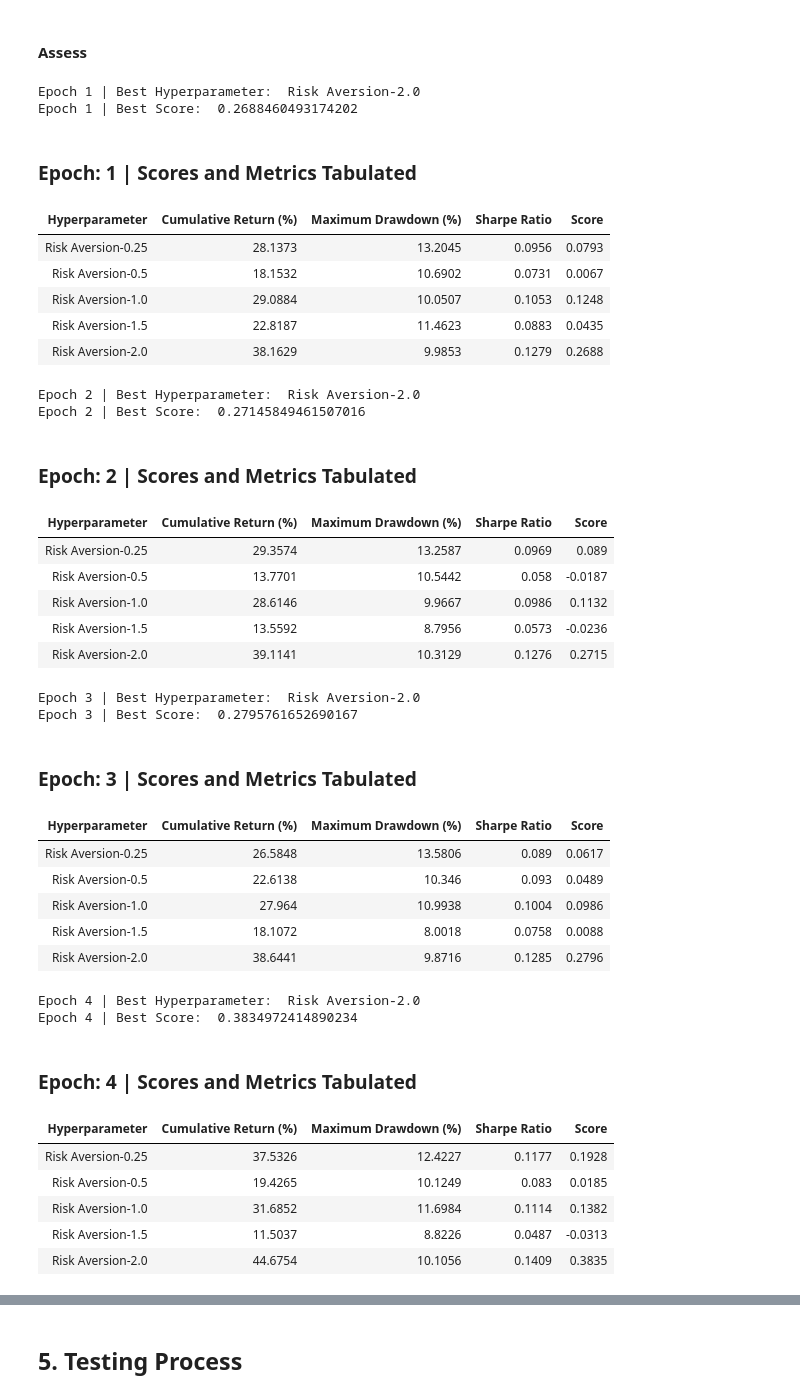
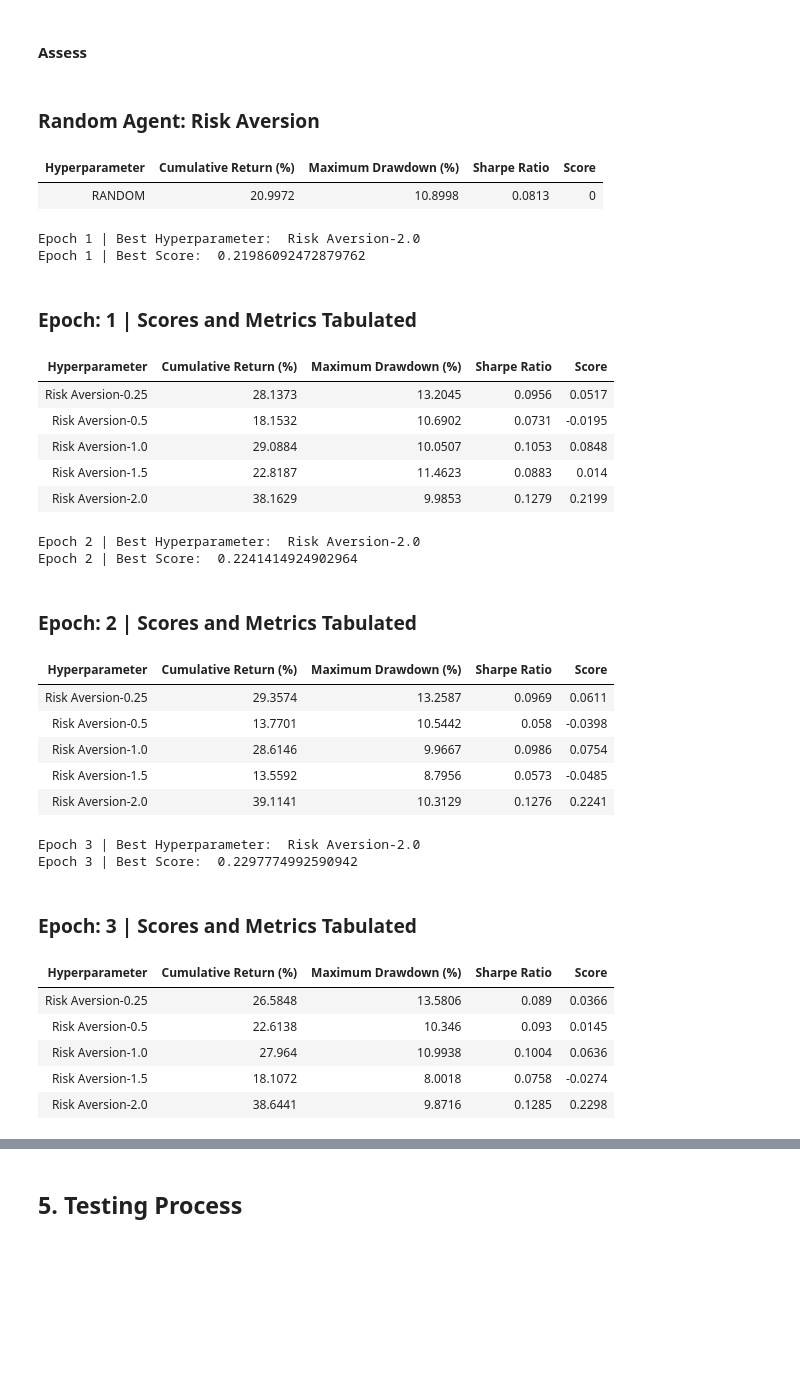
Before and after one commit to rogoson/Dissertation, a Jupyter notebook: DissertationCode.ipynb, the cells around one changed output, grey strips where cells are left out. Cells and saved outputs as stored; diff of their text form; code cells hidden in the pictures; blank space fills up the shorter version.

```diff
--- a/DissertationCode.ipynb
+++ b/DissertationCode.ipynb
@@ -802,22 +808,23 @@ def scoreFormula(agentArray, averageRandomReturn):
     return metrics
 
 def scoreAgents(dataType="validation"):
+    averageRandomPerformance = []
+    for bench in range(1000):
+        randomArray = evaluateAgent("", "", "", "", lr="", num=bench, conf=None, save=False, dataType=dataType, benchmark=True)
+        averageRandomPerformance.append(randomArray)
+    averageRandomReturn = np.mean(np.array(averageRandomPerformance), axis=0)[-1] / START_CASH - 1
+    averageRandomPerformance = np.mean(np.array(averageRandomPerformance), axis=0)
     for hyper, param in HYPERS.items():
-        averageRandomPerformance = []
-        for epoch in range(1, EPOCHS + 1):
-            averageRandomPerformance.append(np.loadtxt(f"portfolios/{dataType}/{epoch * TRAINING_WINDOWS}/" + "Strategy-RANDOM.txt"))
-        averageRandomPerformance = np.mean(np.array(averageRandomPerformance), axis=0)
-        averageRandomReturn = averageRandomPerformance[-1] / START_CASH - 1
 
         moreData = defaultdict(lambda: float("-inf"))
         epochNumber = defaultdict(lambda: 0)
         bestMetrics = {}
 
-        # briefly compute metrics for random
-        # metrics = scoreFormula(averageRandomPerformance, averageRandomReturn)
-        # table = [["Hyperparameter", "Cumulative \nReturn (%)", "Maximum \nDrawdown (%)", "Sharpe Ratio", "Score"]]
-        # table.append(["RANDOM"] + [round(met, 4) for met in metrics.values()])
-        # tabulate_neatly(table, headers="firstrow", title=f"Random Agent: {hyper.title()}")
+        # baseline
+        metrics = scoreFormula(averageRandomPerformance, averageRandomReturn)
+        table = [["Hyperparameter", "Cumulative \nReturn (%)", "Maximum \nDrawdown (%)", "Sharpe Ratio", "Score"]]
+        table.append(["RANDOM"] + [round(met, 4) for met in metrics.values()])
+        tabulate_neatly(table, headers="firstrow", title=f"Random Agent: {hyper.title()}")
 
         for epoch in range(1, EPOCHS + 1):
             table = [["Hyperparameter", "Cumulative \nReturn (%)", "Maximum \nDrawdown (%)", "Sharpe Ratio", "Score"]]
@@ -835,65 +842,59 @@ def scoreAgents(dataType="validation"):
                 if metrics["Score"] > bestScore:
                     bestScore = metrics["Score"]
                     bestParameter = f"{hyper.title()}-{parameter}"
             print(f"Epoch {epoch} | Best Hyperparameter: ", bestParameter)
             print(f"Epoch {epoch} | Best Score: ", bestScore)
             tabulate_neatly(table, headers="firstrow", title=f"Epoch: {epoch} | Scores and Metrics Tabulated")
 
         table = [["Hyperparameter", "Epoch", "Score"]]
         for key, value in moreData.items():
             table.append([key, epochNumber[key], value])
         tabulate_neatly(table, headers="firstrow", title=f"Best Hyperparameters (Summary): {hyper.title()}")
 
         table2 = [["Hyperparameter", "Best Epoch", "Cumulative \nReturn (%)", "Maximum \nDrawdown (%)", "Sharpe Ratio", "Score"]]
         for key in bestMetrics.keys():
             m = bestMetrics[key]
             table2.append([
                 key,
                 epochNumber[key],
                 round(m["Cumulative \nReturn (%)"], 4),
                 round(m["Maximum \nDrawdown (%)"], 4),
                 round(m["Sharpe Ratio"], 4),
                 round(m["Score"], 4)
             ])
         tabulate_neatly(table2, headers="firstrow", title=f"Best Hyperparameters with Detailed Metrics: {hyper.title()}")
 
 GENERATE_SCORES = True
 if GENERATE_SCORES:
     scoreAgents()
 # %% [output]
-Epoch 1 | Best Hyperparameter:  Risk Aversion-2.0
-Epoch 1 | Best Score:  0.2688460493174202
-Epoch: 1 | Scores and Metrics Tabulated
+Random Agent: Risk Aversion
 | Hyperparameter | Cumulative Return (%) | Maximum Drawdown (%) | Sharpe Ratio | Score |
-| Risk Aversion-0.25 | 28.1373 | 13.2045 | 0.0956 | 0.0793 |
-| Risk Aversion-0.5 | 18.1532 | 10.6902 | 0.0731 | 0.0067 |
-| Risk Aversion-1.0 | 29.0884 | 10.0507 | 0.1053 | 0.1248 |
-| Risk Aversion-1.5 | 22.8187 | 11.4623 | 0.0883 | 0.0435 |
-| Risk Aversion-2.0 | 38.1629 | 9.9853 | 0.1279 | 0.2688 |
+| RANDOM | 20.9972 | 10.8998 | 0.0813 | 0 |
-Epoch 2 | Best Hyperparameter:  Risk Aversion-2.0
-Epoch 2 | Best Score:  0.27145849461507016
+Epoch 1 | Best Hyperparameter:  Risk Aversion-2.0
+Epoch 1 | Best Score:  0.21986092472879762
-Epoch: 2 | Scores and Metrics Tabulated
+Epoch: 1 | Scores and Metrics Tabulated
 | Hyperparameter | Cumulative Return (%) | Maximum Drawdown (%) | Sharpe Ratio | Score |
-| Risk Aversion-0.25 | 29.3574 | 13.2587 | 0.0969 | 0.089 |
-| Risk Aversion-0.5 | 13.7701 | 10.5442 | 0.058 | -0.0187 |
-| Risk Aversion-1.0 | 28.6146 | 9.9667 | 0.0986 | 0.1132 |
-| Risk Aversion-1.5 | 13.5592 | 8.7956 | 0.0573 | -0.0236 |
-| Risk Aversion-2.0 | 39.1141 | 10.3129 | 0.1276 | 0.2715 |
+| Risk Aversion-0.25 | 28.1373 | 13.2045 | 0.0956 | 0.0517 |
+| Risk Aversion-0.5 | 18.1532 | 10.6902 | 0.0731 | -0.0195 |
+| Risk Aversion-1.0 | 29.0884 | 10.0507 | 0.1053 | 0.0848 |
+| Risk Aversion-1.5 | 22.8187 | 11.4623 | 0.0883 | 0.014 |
+| Risk Aversion-2.0 | 38.1629 | 9.9853 | 0.1279 | 0.2199 |
-Epoch 3 | Best Hyperparameter:  Risk Aversion-2.0
-Epoch 3 | Best Score:  0.2795761652690167
+Epoch 2 | Best Hyperparameter:  Risk Aversion-2.0
+Epoch 2 | Best Score:  0.2241414924902964
-Epoch: 3 | Scores and Metrics Tabulated
+Epoch: 2 | Scores and Metrics Tabulated
 | Hyperparameter | Cumulative Return (%) | Maximum Drawdown (%) | Sharpe Ratio | Score |
-| Risk Aversion-0.25 | 26.5848 | 13.5806 | 0.089 | 0.0617 |
-| Risk Aversion-0.5 | 22.6138 | 10.346 | 0.093 | 0.0489 |
-| Risk Aversion-1.0 | 27.964 | 10.9938 | 0.1004 | 0.0986 |
-| Risk Aversion-1.5 | 18.1072 | 8.0018 | 0.0758 | 0.0088 |
-| Risk Aversion-2.0 | 38.6441 | 9.8716 | 0.1285 | 0.2796 |
+| Risk Aversion-0.25 | 29.3574 | 13.2587 | 0.0969 | 0.0611 |
+| Risk Aversion-0.5 | 13.7701 | 10.5442 | 0.058 | -0.0398 |
+| Risk Aversion-1.0 | 28.6146 | 9.9667 | 0.0986 | 0.0754 |
+| Risk Aversion-1.5 | 13.5592 | 8.7956 | 0.0573 | -0.0485 |
+| Risk Aversion-2.0 | 39.1141 | 10.3129 | 0.1276 | 0.2241 |
-Epoch 4 | Best Hyperparameter:  Risk Aversion-2.0
-Epoch 4 | Best Score:  0.3834972414890234
+Epoch 3 | Best Hyperparameter:  Risk Aversion-2.0
+Epoch 3 | Best Score:  0.2297774992590942
-Epoch: 4 | Scores and Metrics Tabulated
+Epoch: 3 | Scores and Metrics Tabulated
 | Hyperparameter | Cumulative Return (%) | Maximum Drawdown (%) | Sharpe Ratio | Score |
-| Risk Aversion-0.25 | 37.5326 | 12.4227 | 0.1177 | 0.1928 |
-| Risk Aversion-0.5 | 19.4265 | 10.1249 | 0.083 | 0.0185 |
-| Risk Aversion-1.0 | 31.6852 | 11.6984 | 0.1114 | 0.1382 |
-| Risk Aversion-1.5 | 11.5037 | 8.8226 | 0.0487 | -0.0313 |
-| Risk Aversion-2.0 | 44.6754 | 10.1056 | 0.1409 | 0.3835 |
+| Risk Aversion-0.25 | 26.5848 | 13.5806 | 0.089 | 0.0366 |
+| Risk Aversion-0.5 | 22.6138 | 10.346 | 0.093 | 0.0145 |
+| Risk Aversion-1.0 | 27.964 | 10.9938 | 0.1004 | 0.0636 |
+| Risk Aversion-1.5 | 18.1072 | 8.0018 | 0.0758 | -0.0274 |
+| Risk Aversion-2.0 | 38.6441 | 9.8716 | 0.1285 | 0.2298 |
```
Also changed, not shown: parts of 2 cells of this notebook.
